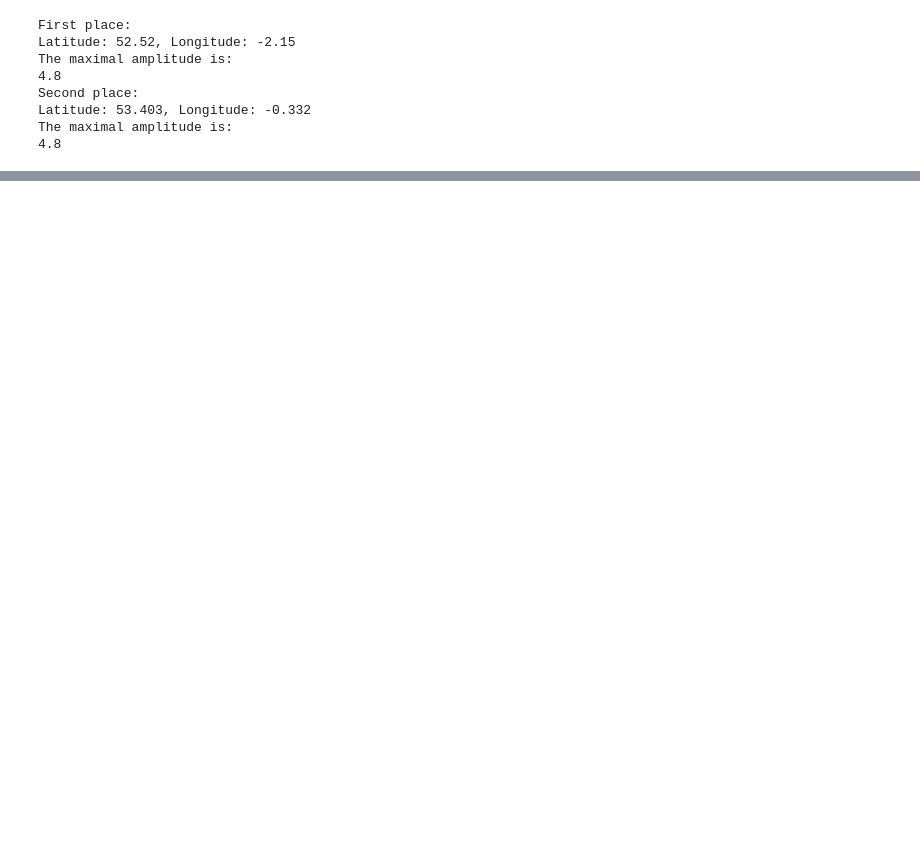
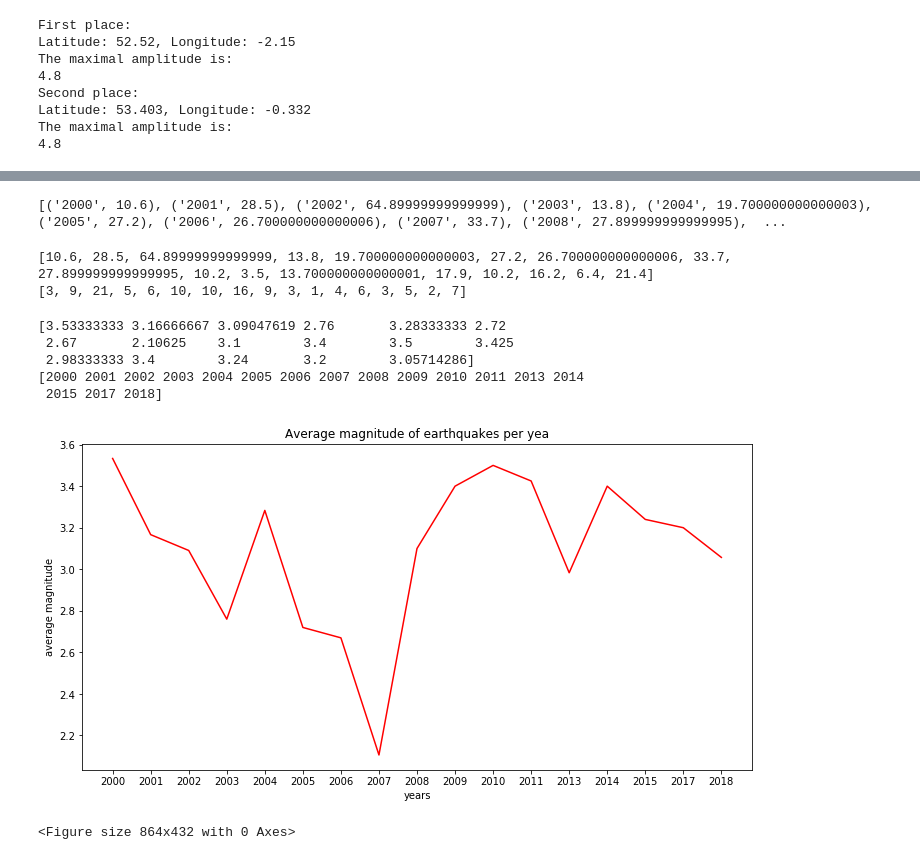
Before and after one commit to zcqsakl/rsd-classwork-2019, a Jupyter notebook: earthquake.ipynb, the cells around one changed output, grey strips where cells are left out. Cells and saved outputs as stored; diff of their text form; code cells hidden in the pictures; blank space fills up the shorter version.

```diff
--- a/earthquake.ipynb
+++ b/earthquake.ipynb
@@ -110,8 +124,10 @@ print(place1)
 # MULTIPLE MAXIMA POSSIBLE - FIND THEM
 for element in data:
      if element["properties"]["mag"] == x["properties"]["mag"]:
+            y = element # data of second maxima saved in variable y
             place2 = element["geometry"]['coordinates']
-            print(place2)
+            print(place2) # to see, how many maxima are there
+# second maxima data save to variables (because Python rewrites)
 # %% [output]
 [-2.15, 52.52, 9.4]
 [-0.332, 53.403, 18.4]
@@ -212,0 +317,70 @@ IPython.core.display.Image(map_png2.content)
+# %%
+# the average magnitude of earthquakes per year
+
+# MOVED TO TIME
+# magnitude = []
+# defined before that data = json_request["features"]
+#for element in data:
+#    mag = {formated: element["properties"]["mag"]}
+#    magnitude.append(mag)
+#print(magnitude)
+
+# Python code to get sum of tuples having same first value
+
+# Initialisation of list of tuple
+
+# USED THIS BUT IDK WHAT IT MEANS
+
+d = {x:0 for x, _ in magnitude}
+
+for name, num in magnitude: d[name] += num
+
+#using map
+
+Output = list(map(tuple, d.items()))
+
+# printing output
+print(Output)
+# %% [output]
+[('2000', 10.6), ('2001', 28.5), ('2002', 64.89999999999999), ('2003', 13.8), ('2004', 19.700000000000003), ('2005', 27.2), ('2006', 26.700000000000006), ('2007', 33.7), ('2008', 27.899999999999995),  ...
+# %%
+# list comprehension:
+summagni = [x[1] for x in Output]
+print(summagni)
+# [] define it returns a list
+# x exists only in comprehension
+# x[1] points to the second item in each of the tuples
+# READS AS "return the second item in a tuple for all tuples in list Output."
+
+# print occurance of years to know how to divide
+print(occurance)
+# %% [output]
+[10.6, 28.5, 64.89999999999999, 13.8, 19.700000000000003, 27.2, 26.700000000000006, 33.7, 27.899999999999995, 10.2, 3.5, 13.700000000000001, 17.9, 10.2, 16.2, 6.4, 21.4]
+[3, 9, 21, 5, 6, 10, 10, 16, 9, 3, 1, 4, 6, 3, 5, 2, 7]
+# %%
+# import NUMPY as one can do a/b
+import numpy as np
+a=np.array(summagni, dtype=np.float)
+b=np.array(occurance, dtype=np.float)
+c=np.array (years, dtype=np.integer)
+average = a/b
+averagel = list(a/b) # to plot as plot
+print(average)
+print(c)
+# %% [output]
+[3.53333333 3.16666667 3.09047619 2.76       3.28333333 2.72
+ 2.67       2.10625    3.1        3.4        3.5        3.425
+ 2.98333333 3.4        3.24       3.2        3.05714286]
+[2000 2001 2002 2003 2004 2005 2006 2007 2008 2009 2010 2011 2013 2014
+ 2015 2017 2018]
+# %%
+# Plot graph of the average magnitude of earthquakes per year
+plt.plot(years, average, "r")
+plt.xlabel("years")
+plt.ylabel("average magnitude")
+plt.title("Average magnitude of earthquakes per yea")
+plt.show()
+plt.savefig('avmagniperyear.png')
+# %% [output]
+[figure, added]
+<Figure size 864x432 with 0 Axes>
```
Also changed, not shown: parts of 23 cells of this notebook, 2 other files.
